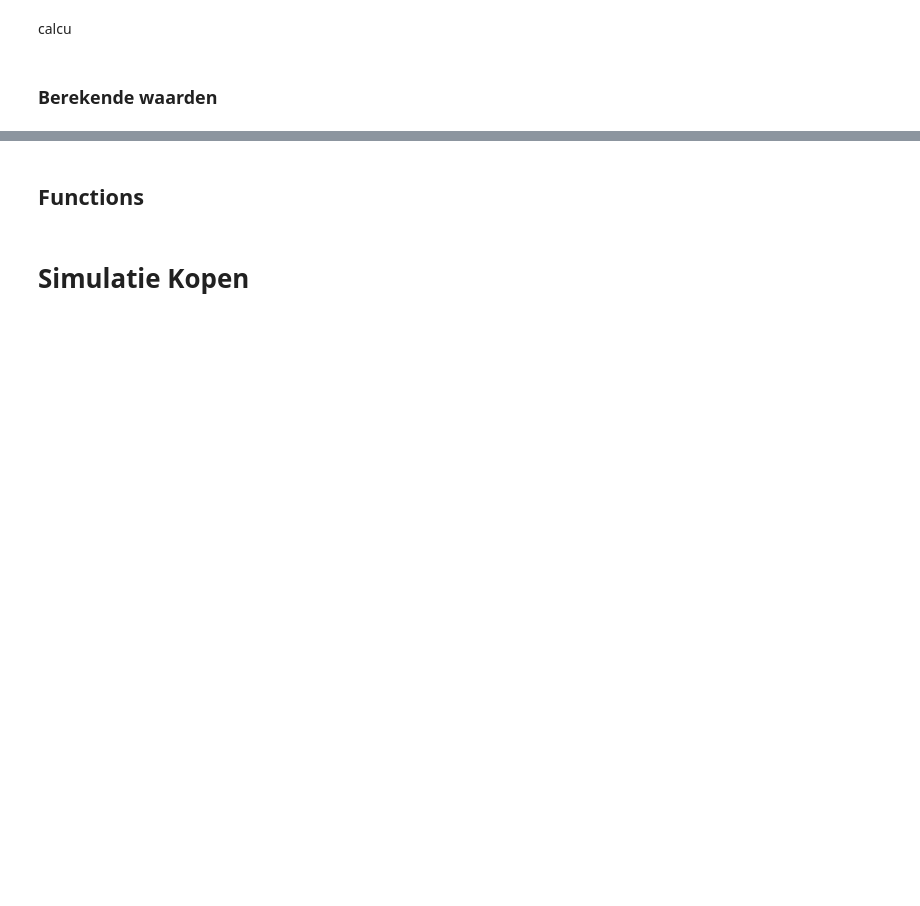
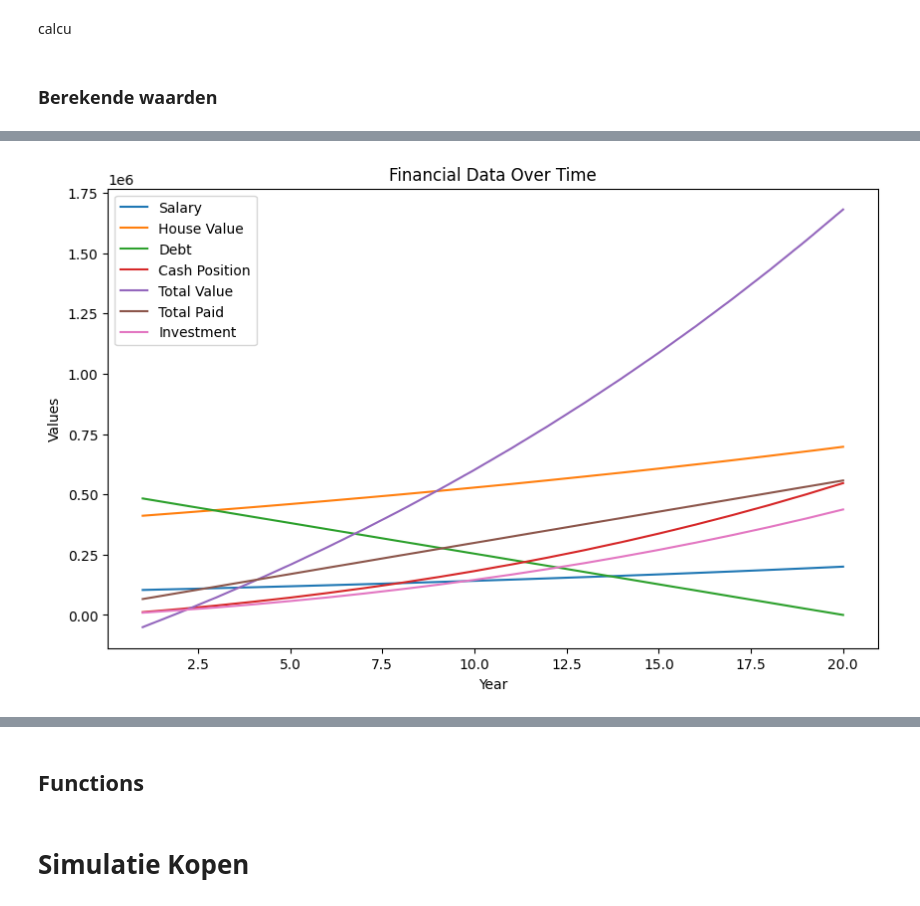
Before and after one commit to simonVP99/huisje, a Jupyter notebook: code/sim.ipynb, the cells around one changed output, grey strips where cells are left out. Cells and saved outputs as stored; diff of their text form; code cells hidden in the pictures; blank space fills up the shorter version.

```diff
--- a/code/sim.ipynb
+++ b/code/sim.ipynb
@@ -33,14 +33,14 @@ invest_return = 0.08
 ### Berekende waarden
 # %%
 # Define initial parameters
-purchase_price = 400000  # Example purchase price
+purchase_price = 475000  # Example purchase price
 loan_percentage = 0.9  # 90% of the price is financed through a loan
 additional_costs_percentage = 0.065  # Additional costs related to purchase
 loan_interest_rate = 0.0366  # Annual interest rate of the loan
-loan_term_years = 25  # Loan term in years
+loan_term_years = 20  # Loan term in years
 start_salary = 100000  # Starting annual salary
 inflation_rate = 0.02  # Annual inflation rate
-salary_growth_rate = 0.035  # Annual salary growth rate
+salary_growth_rate = 0.015  # Annual salary growth rate
 property_appreciation_rate = 0.008  # Annual property appreciation rate
 expenditure_percentage = 0.25  # Percentage of salary spent on expenditures
 property_tax = 451  # Annual property tax
@@ -86,3 +102,60 @@ TypeError: update_yearly_status() missing 1 required positional argument: 'expen
+# %%
+import pandas as pd
+import matplotlib.pyplot as plt
+
+# ... [Include the defined functions here] ...
+
+# Initialize variables for simulation
+current_salary = start_salary
+current_house_value = purchase_price
+current_debt = loan_amount
+total_paid = down_payment
+annual_loan_payment = monthly_loan_payment * 12
+cash_position = 0
+investment_value = 0
+
+# List to store yearly data
+yearly_data = []
+
+# Run the simulation over the loan term
+for year in range(1, loan_term_years + 1):
+    # Update salary and house value for the new year
+    current_salary, cash_gain, current_house_value, current_debt = update_yearly_status(
+        current_salary, current_house_value, current_debt, annual_loan_payment, property_tax, inflation_rate, salary_growth_rate, property_appreciation_rate, expenditure_percentage)
+
+    # Update cash position and investment value
+    cash_position += cash_gain
+    investment_value += cash_gain * invest_pct  # Assuming some percentage of cash gain is invested
+
+    # Add data to the list
+    yearly_data.append({
+        'Year': year,
+        'Salary': current_salary,
+        'House Value': current_house_value,
+        'Debt': current_debt,
+        'Cash Position': cash_position,
+        'Total Value': current_house_value - current_debt + cash_position + investment_value,
+        'Total Paid': total_paid,
+        'Investment': investment_value
+    })
+
+    # Update total paid
+    total_paid += annual_loan_payment + property_tax
+
+# Create a DataFrame from the list
+df = pd.DataFrame(yearly_data)
+df.set_index('Year', inplace=True)
+
+# Plot the data
+df.plot(y=['Salary', 'House Value', 'Debt', 'Cash Position', 'Total Value', 'Total Paid', 'Investment'],
+        xlabel='Year', ylabel='Values', title='Financial Data Over Time', figsize=(10, 6))
+plt.legend()
+plt.show()
+
+# Extract the final value for further use
+final_value = df['Total Value'].iloc[-1]
+# %% [output]
+[figure, added]
 # %%
 helpers.calculate_loan_cost(leen_bedrag, leen_interest, jaren)
 # %% [output]
```
Also changed, not shown: parts of 2 cells of this notebook, 3 other files.
